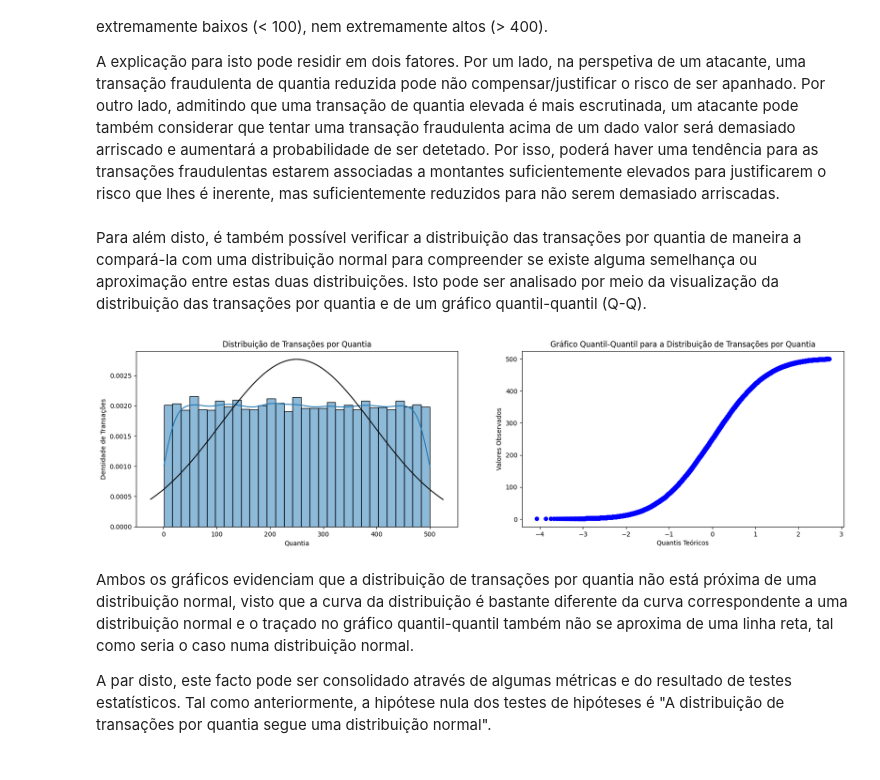
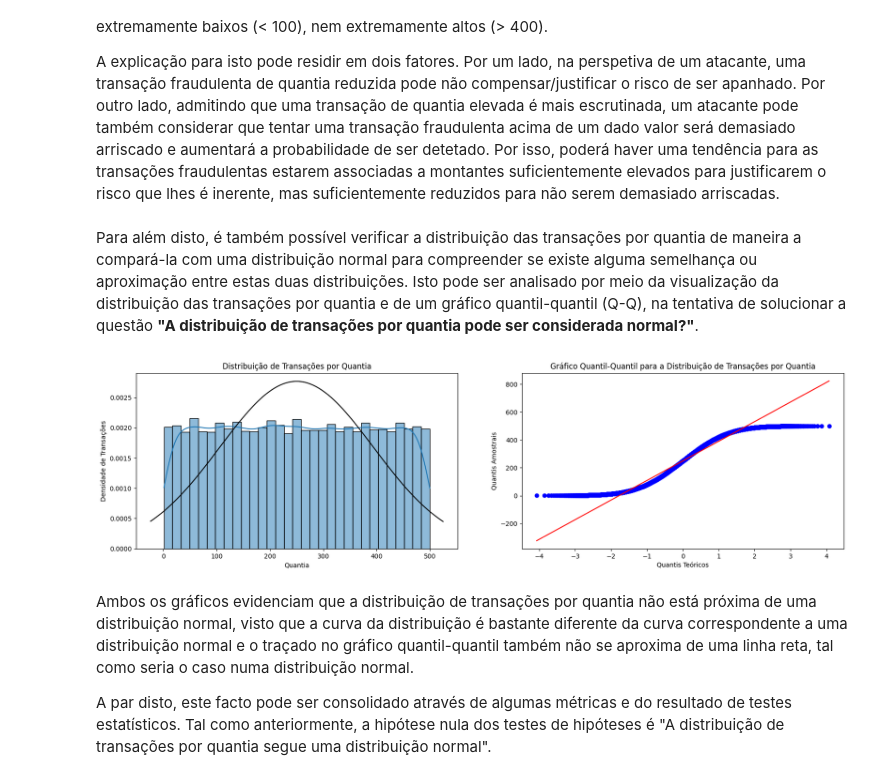
Before and after one commit to manelneto/fraud, a Jupyter notebook: task1.ipynb, the cells around one changed output. Cells and saved outputs as stored; diff of their text form; code cells hidden in the pictures.

```diff
--- a/task1.ipynb
+++ b/task1.ipynb
@@ -600,9 +605,10 @@ No caso do conjunto de transações, existem vários gráficos que se devem expl
 # %% [markdown]
 Em particular, pode procurar-se algum padrão na distribuição de transações fraudulentas por hora, ou por dia da semana, ou por mês - **"Existe algum padrão na distribuição de transações (fraudulentas) por hora? E por dia? E por mês?"**.
 # %%
-transactions['hour'] = pd.to_datetime(transactions['unix_time'], unit = 's').dt.hour
-transactions['weekday'] = pd.to_datetime(transactions['unix_time'], unit = 's').dt.weekday
-transactions['month'] = pd.to_datetime(transactions['unix_time'], unit = 's').dt.month
+timestamp = pd.to_datetime(transactions['unix_time'], unit = 's')
+transactions['hour'] = timestamp.dt.hour
+transactions['weekday'] = timestamp.dt.weekday
+transactions['month'] = timestamp.dt.month
 
 plt.figure(figsize = (20, 10))
 
@@ -638,9 +644,7 @@ sb.countplot(transactions[transactions['is_fraud'] == 1], x = 'month', color = '
 plt.xticks(ticks = range(12), labels = ['Jan', 'Fev', 'Mar', 'Abr', 'Mai', 'Jun', 'Jul', 'Ago', 'Set', 'Out', 'Nov', 'Dez'])
 contextualize('Número de Transações Fraudulentas por Mês', 'Mês', 'Número de Transações Fraudulentas')
 
-transactions = transactions.drop('hour', axis = 1)
-transactions = transactions.drop('weekday', axis = 1)
-transactions = transactions.drop('month', axis = 1)
+transactions = transactions.drop(['hour', 'weekday', 'month'], axis = 1)
 # %% [output]
 [figure]
 # %% [markdown]
@@ -680,25 +684,25 @@ Quanto à quantia, a única conclusão que se pode extrair é que parece existir
 
 A explicação para isto pode residir em dois fatores. Por um lado, na perspetiva de um atacante, uma transação fraudulenta de quantia reduzida pode não compensar/justificar o risco de ser apanhado. Por outro lado, admitindo que uma transação de quantia elevada é mais escrutinada, um atacante pode também considerar que tentar uma transação fraudulenta acima de um dado valor será demasiado arriscado e aumentará a probabilidade de ser detetado. Por isso, poderá haver uma tendência para as transações fraudulentas estarem associadas a montantes suficientemente elevados para justificarem o risco que lhes é inerente, mas suficientemente reduzidos para não serem demasiado arriscadas.
 # %% [markdown]
-Para além disto, é também possível verificar a distribuição das transações por quantia de maneira a compará-la com uma distribuição normal para compreender se existe alguma semelhança ou aproximação entre estas duas distribuições. Isto pode ser analisado por meio da visualização da distribuição das transações por quantia e de um gráfico quantil-quantil (Q-Q).
+Para além disto, é também possível verificar a distribuição das transações por quantia de maneira a compará-la com uma distribuição normal para compreender se existe alguma semelhança ou aproximação entre estas duas distribuições. Isto pode ser analisado por meio da visualização da distribuição das transações por quantia e de um gráfico quantil-quantil (Q-Q), na tentativa de solucionar a questão **"A distribuição de transações por quantia pode ser considerada normal?"**.
 # %%
 plt.figure(figsize = (20, 5))
 
 plt.subplot(1, 2, 1)
 sb.histplot(transactions['amt'], stat = 'density', kde = True)
 
 xmin, xmax = plt.xlim()
 x = np.linspace(xmin, xmax, 100)
 p = norm.pdf(x, transactions['amt'].mean(), transactions['amt'].std())
 plt.plot(x, p, 'k')
 contextualize('Distribuição de Transações por Quantia', 'Quantia', 'Densidade de Transações')
 
 plt.subplot(1, 2, 2)
-stats.probplot(transactions['amt'], dist = 'norm', plot = plt)
-contextualize('Gráfico Quantil-Quantil para a Distribuição de Transações por Quantia', 'Quantis Teóricos', 'Valores Observados')
+stats.probplot(transactions['amt'].dropna(), plot = plt)
+contextualize('Gráfico Quantil-Quantil para a Distribuição de Transações por Quantia', 'Quantis Teóricos', 'Quantis Amostrais')
 plt.show()
 # %% [output]
-[figure, old version]
+[figure, new version]
 # %% [markdown]
 Ambos os gráficos evidenciam que a distribuição de transações por quantia não está próxima de uma distribuição normal, visto que a curva da distribuição é bastante diferente da curva correspondente a uma distribuição normal e o traçado no gráfico quantil-quantil também não se aproxima de uma linha reta, tal como seria o caso numa distribuição normal.
 
```
Also changed, not shown: parts of 75 cells of this notebook, 4 other files.
